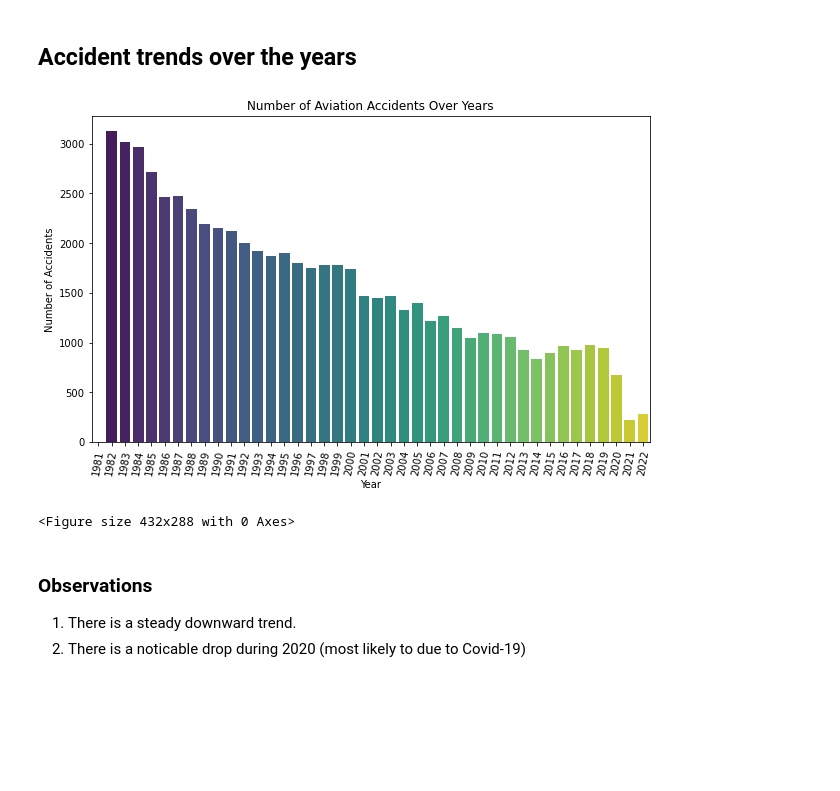
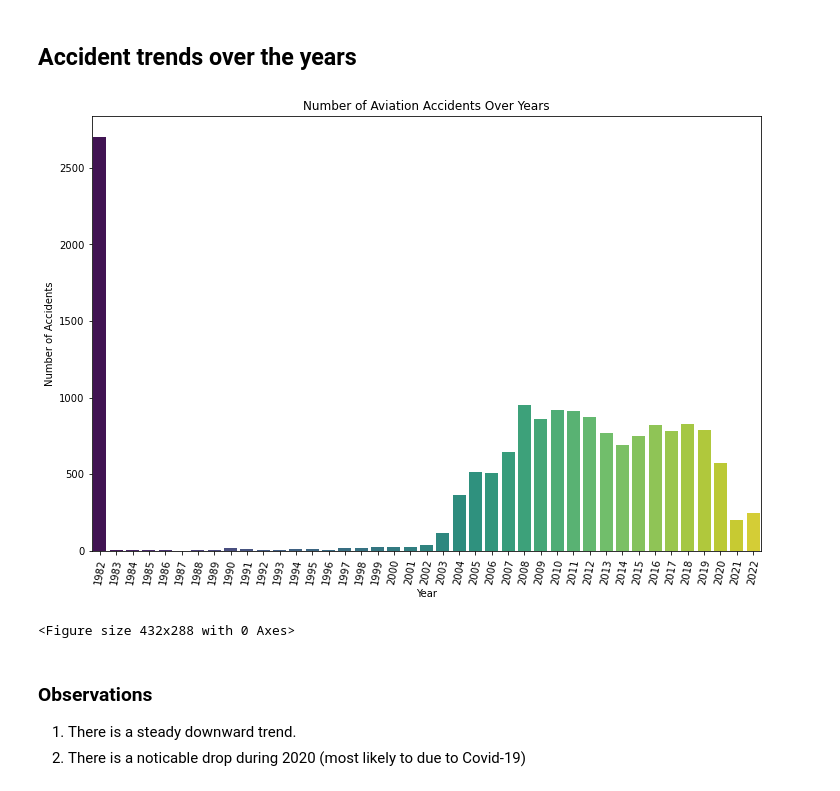
Before and after one commit to kaceyclougher/Phase-1-Project, a Jupyter notebook: Phase 1 Project Final.ipynb, the cells around one changed output. Cells and saved outputs as stored; diff of their text form; code cells hidden in the pictures; blank space fills up the shorter version.

```diff
--- a/Phase 1 Project Final.ipynb
+++ b/Phase 1 Project Final.ipynb
@@ -179,7 +179,7 @@ Rocket                   1
 ULTR                     1
 Name: Aircraft_Category, dtype: int64
 # %%
-# df = df[(df['Aircraft_Category'] == 'Airplane')]
+df = df[(df['Aircraft_Category'] == 'Airplane')]
 # %% [markdown]
 ### Make
 # %%
@@ -270,20 +270,20 @@ df.to_csv('./data/Clean_Aviation.csv', index = False)
 # %%
 #Make a new dataframe that contains accidents per year
 Accidents_per_year = df['created_year'].value_counts().sort_index().copy()
 
 # Plot the data
-fig, ax = plt.subplots(figsize=(10, 6))
-sns.barplot(Accidents_per_year.index, Accidents_per_year.values, palette='viridis')
+fig, ax = plt.subplots(figsize=(12,8))
+sns.barplot(x= Accidents_per_year.index, y= Accidents_per_year.values, palette='viridis')
 ax.set_xticklabels(Accidents_per_year.index, rotation =80)
 plt.xlabel('Year')
 plt.ylabel('Number of Accidents')
 plt.title('Number of Aviation Accidents Over Years')
 plt.show()
+plt.tight_layout()
 
-plt.tight_layout()
-plt.savefig('./Figures/Aviation_Accidents_Over_Years',dpi = 120)
+#Saved the figure manually
 # %% [output]
-[figure, old version]
+[figure, new version]
 <Figure size 432x288 with 0 Axes>
 # %% [markdown]
 ### Observations
```
Also changed, not shown: parts of 26 cells of this notebook, 20 other files.
